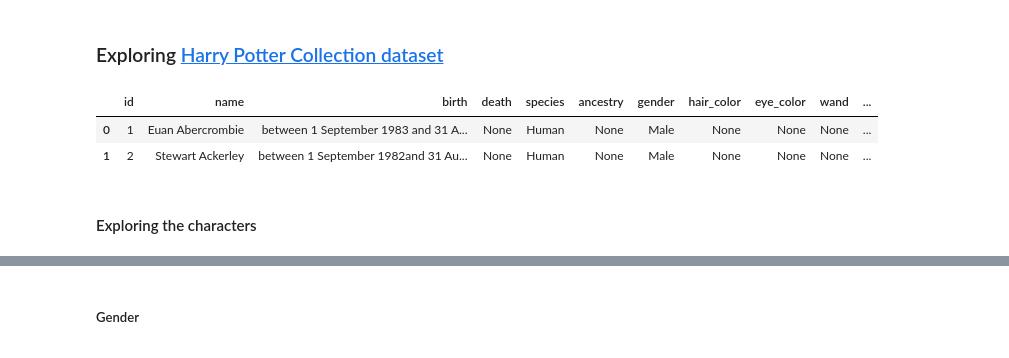
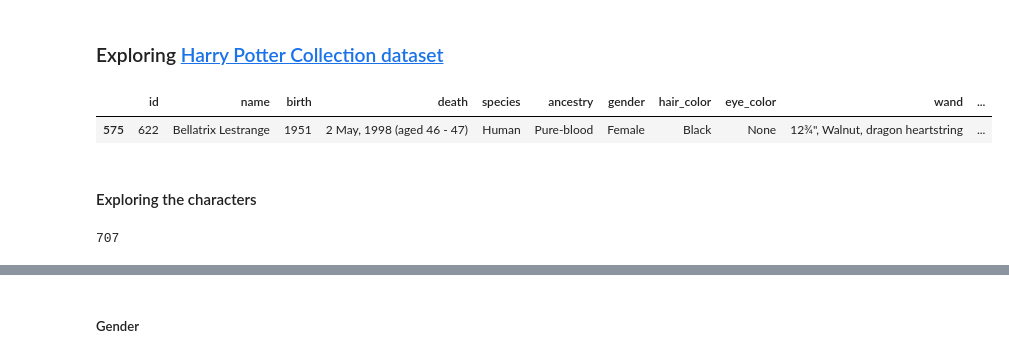
Before and after one commit to DataViziosa/PotterViz, a Jupyter notebook: python/exploratory_data_analysis.ipynb, the cells around one changed output, grey strips where cells are left out. Saved outputs shown, nothing was run; the diff lists cells and outputs as text; code cells hidden in the pictures.

```diff
--- a/python/exploratory_data_analysis.ipynb
+++ b/python/exploratory_data_analysis.ipynb
@@ -15,10 +15,13 @@ movies_folder = "movies/"
 # %%
 df_hp_chars = pd.read_json(data_folder+hpcollection_folder+"characters.json")
 # %%
-df_hp_chars.head(2)
+df_hp_chars[df_hp_chars['name']=='Bellatrix Lestrange'].head(2)
 # %% [output]
 |  | id | name | birth | death | species | ancestry | gender | hair_color | eye_color | wand | ... |
-| 0 | 1 | Euan Abercrombie | between 1 September 1983 and 31 A... | None | Human | None | Male | None | None | None | ... |
-| 1 | 2 | Stewart Ackerley | between 1 September 1982and 31 Au... | None | Human | None | Male | None | None | None | ... |
+| 575 | 622 | Bellatrix Lestrange | 1951 | 2 May, 1998 (aged 46 - 47) | Human | Pure-blood | Female | Black | None | 12¾", Walnut, dragon heartstring | ... |
 # %% [markdown]
 #### Exploring the characters
+# %%
+df_hp_chars['id'].count()
+# %% [output]
+707
```
Also changed, not shown: parts of 30 cells of this notebook, 1 other file.
